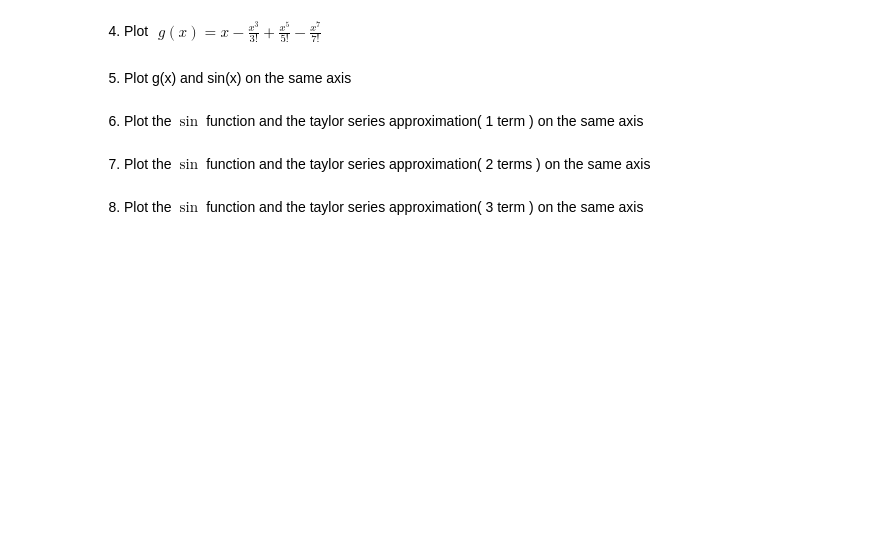
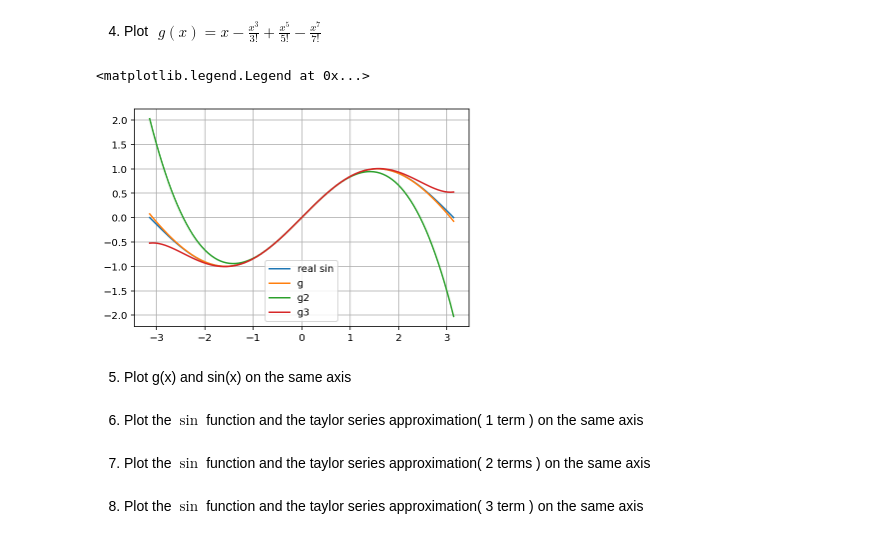
Before and after one commit to nutdaran/NumComlecture, a Jupyter notebook: Exercise-02-Taylor-And-Derivative/02 Taylor Series and Derivative.ipynb, the cells around one changed output. Saved outputs shown, nothing was run; the diff lists cells and outputs as text; code cells hidden in the pictures; blank space fills up the shorter version.

```diff
--- a/Exercise-02-Taylor-And-Derivative/02 Taylor Series and Derivative.ipynb
+++ b/Exercise-02-Taylor-And-Derivative/02 Taylor Series and Derivative.ipynb
@@ -17,6 +24,33 @@ import math
 $\begin{align}
 g(x) = x - \frac{x^3}{3!} + \frac{x^5}{5!} - \frac{x^7}{7!}
 \end{align}$
+# %%
+math.factorial(10)
+
+def g(x):
+    f = math.factorial
+    return x - x**3/f(3) + x**5/f(5) - x**7/f(7)
+
+def g2(x):
+    f = math.factorial
+    return x - x**3/f(3)
+
+def g3(x):
+    f = math.factorial
+    return x - x**3/f(3) +x**5/f(5)
+
+plt.plot(xs, ys, label='real sin')
+plt.plot(xs, g(xs), label='g')
+plt.plot(xs, g2(xs), label='g2')
+plt.plot(xs, g3(xs), label='g3')
+plt.grid()
+plt.legend()
+
+# further away from 0 -> less accurate
+#
+# %% [output]
+<matplotlib.legend.Legend at 0x...>
+[figure, added]
 # %% [markdown]
 5) Plot g(x) and sin(x) on the same axis
 # %% [markdown]
```
Also changed, not shown: parts of 18 cells of this notebook, 1 other file.
